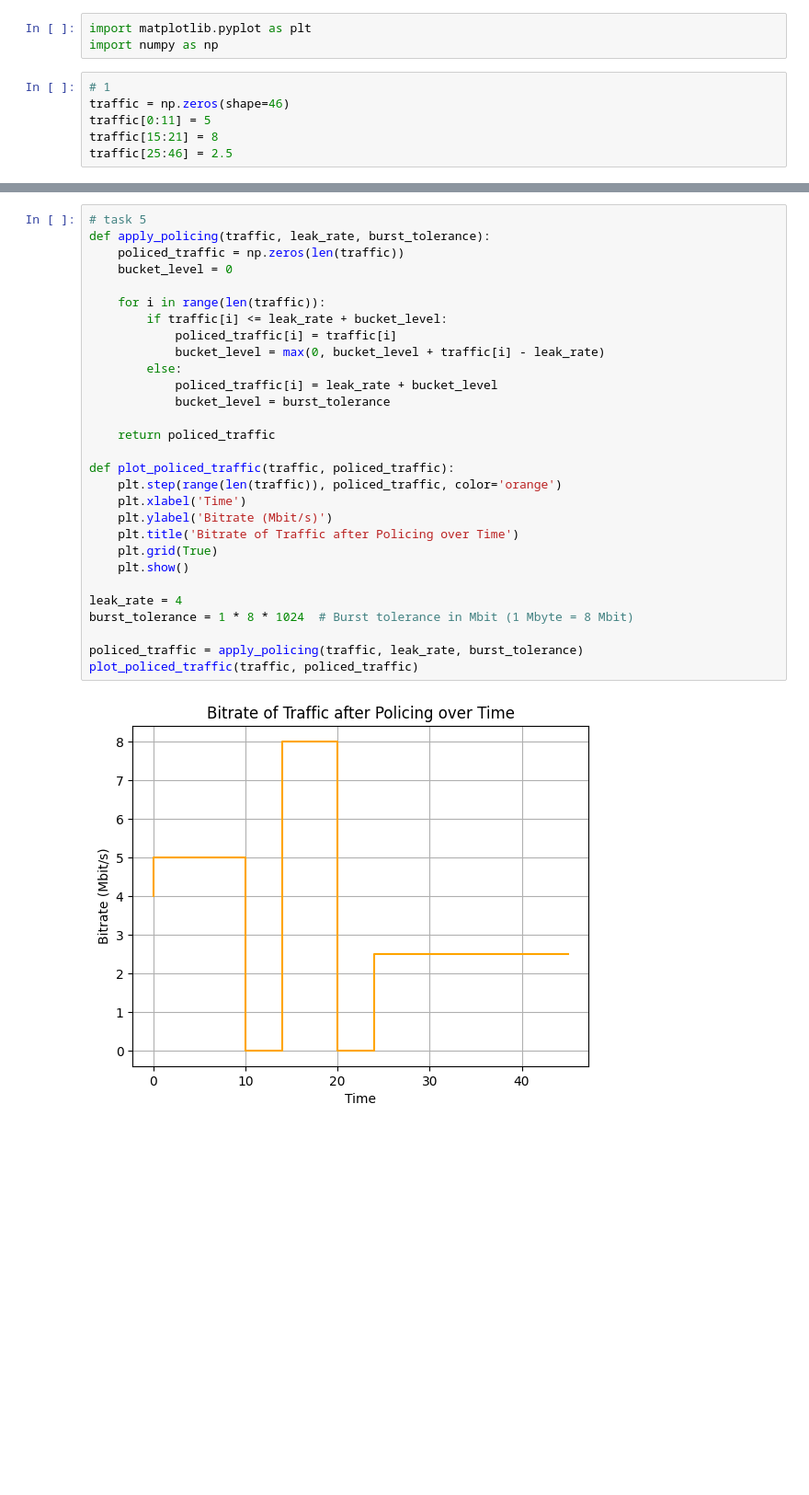
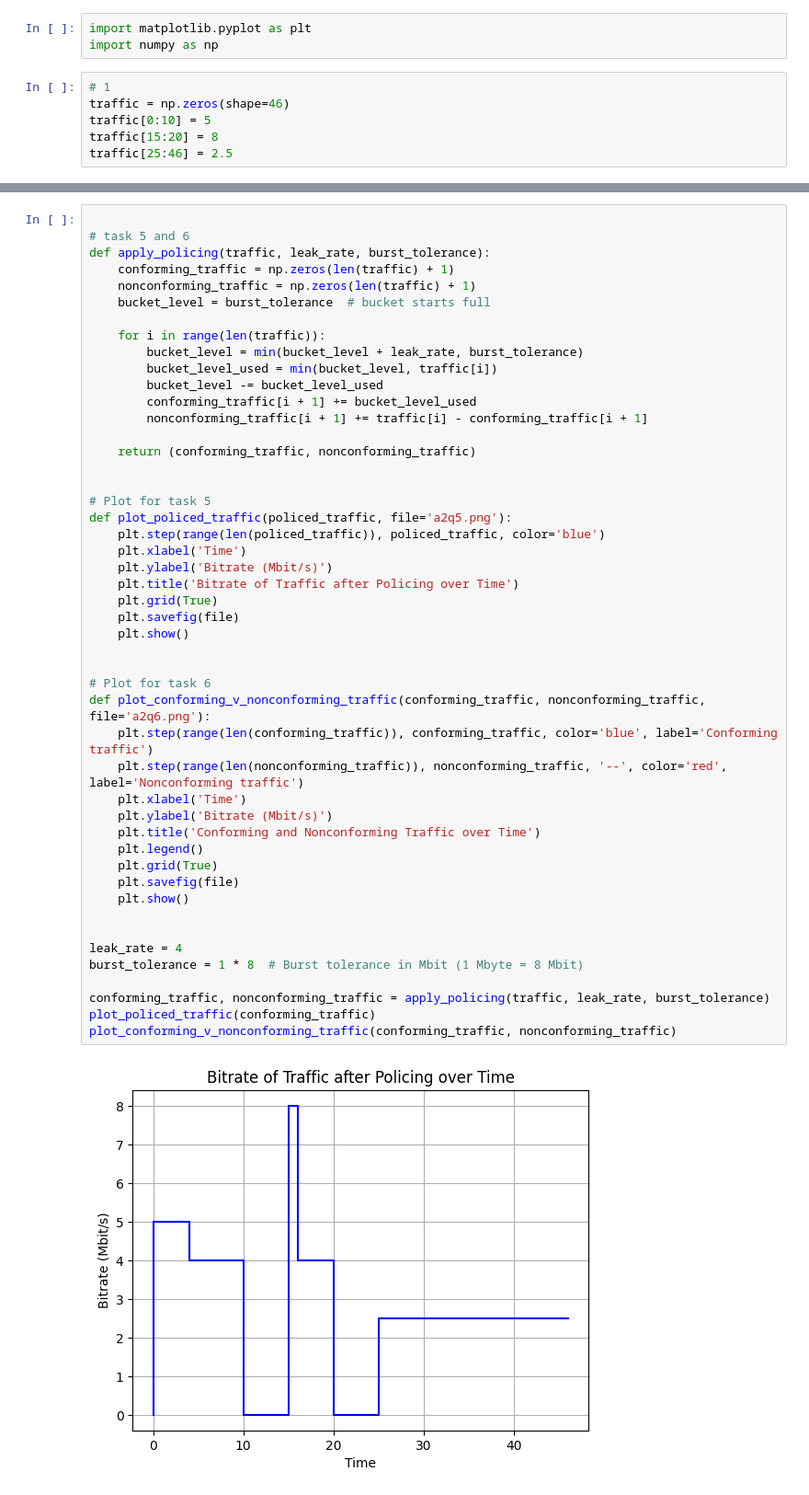
Before and after one commit to dmitrijs-voronovs/VU-net-perf, a Jupyter notebook: a2/as2.ipynb, the cells around one changed output, grey strips where cells are left out. Shown at 92% size. Saved outputs shown, nothing was run; the diff lists cells and outputs as text; blank space fills up the shorter version.

```diff
--- a/a2/as2.ipynb
+++ b/a2/as2.ipynb
@@ -4,8 +4,8 @@ import numpy as np
 # %%
 # 1
 traffic = np.zeros(shape=46)
-traffic[0:11] = 5
-traffic[15:21] = 8
+traffic[0:10] = 5
+traffic[15:20] = 8
 traffic[25:46] = 2.5
 # %%
 plt.step(range(len(traffic)), traffic, where='post', color='blue')
@@ -88,31 +75,50 @@ plot_shaped_traffic(traffic, shaped_traffic)
 # %%
-# task 5
+
+# task 5 and 6
 def apply_policing(traffic, leak_rate, burst_tolerance):
-    policed_traffic = np.zeros(len(traffic))
-    bucket_level = 0
+    conforming_traffic = np.zeros(len(traffic) + 1)
+    nonconforming_traffic = np.zeros(len(traffic) + 1)
+    bucket_level = burst_tolerance  # bucket starts full
 
     for i in range(len(traffic)):
-        if traffic[i] <= leak_rate + bucket_level:
-            policed_traffic[i] = traffic[i]
-            bucket_level = max(0, bucket_level + traffic[i] - leak_rate)
-        else:
-            policed_traffic[i] = leak_rate + bucket_level
-            bucket_level = burst_tolerance
+        bucket_level = min(bucket_level + leak_rate, burst_tolerance)
+        bucket_level_used = min(bucket_level, traffic[i])
+        bucket_level -= bucket_level_used
+        conforming_traffic[i + 1] += bucket_level_used
+        nonconforming_traffic[i + 1] += traffic[i] - conforming_traffic[i + 1]
 
-    return policed_traffic
+    return (conforming_traffic, nonconforming_traffic)
 
-def plot_policed_traffic(traffic, policed_traffic):
-    plt.step(range(len(traffic)), policed_traffic, color='orange')
+
+# Plot for task 5
+def plot_policed_traffic(policed_traffic, file='a2q5.png'):
+    plt.step(range(len(policed_traffic)), policed_traffic, color='blue')
     plt.xlabel('Time')
     plt.ylabel('Bitrate (Mbit/s)')
     plt.title('Bitrate of Traffic after Policing over Time')
     plt.grid(True)
+    plt.savefig(file)
     plt.show()
 
+
+# Plot for task 6
+def plot_conforming_v_nonconforming_traffic(conforming_traffic, nonconforming_traffic, file='a2q6.png'):
+    plt.step(range(len(conforming_traffic)), conforming_traffic, color='blue', label='Conforming traffic')
+    plt.step(range(len(nonconforming_traffic)), nonconforming_traffic, '--', color='red', label='Nonconforming traffic')
+    plt.xlabel('Time')
+    plt.ylabel('Bitrate (Mbit/s)')
+    plt.title('Conforming and Nonconforming Traffic over Time')
+    plt.legend()
+    plt.grid(True)
+    plt.savefig(file)
+    plt.show()
+
+
 leak_rate = 4
-burst_tolerance = 1 * 8 * 1024  # Burst tolerance in Mbit (1 Mbyte = 8 Mbit)
+burst_tolerance = 1 * 8  # Burst tolerance in Mbit (1 Mbyte = 8 Mbit)
 
-policed_traffic = apply_policing(traffic, leak_rate, burst_tolerance)
-plot_policed_traffic(traffic, policed_traffic)
+conforming_traffic, nonconforming_traffic = apply_policing(traffic, leak_rate, burst_tolerance)
+plot_policed_traffic(conforming_traffic)
+plot_conforming_v_nonconforming_traffic(conforming_traffic, nonconforming_traffic)
 # %% [output]
-[figure, old version]
+[figure, new version]
```
Also changed, not shown: parts of 15 cells of this notebook, 13 other files.
